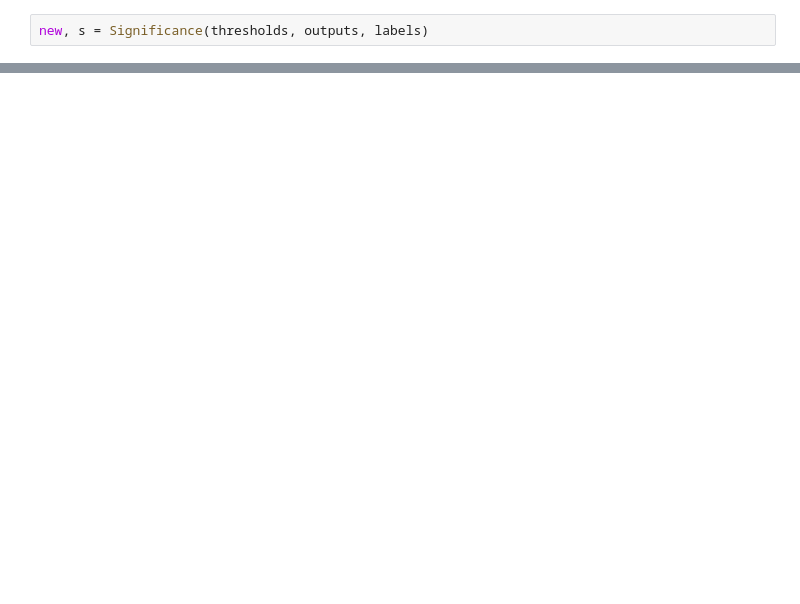
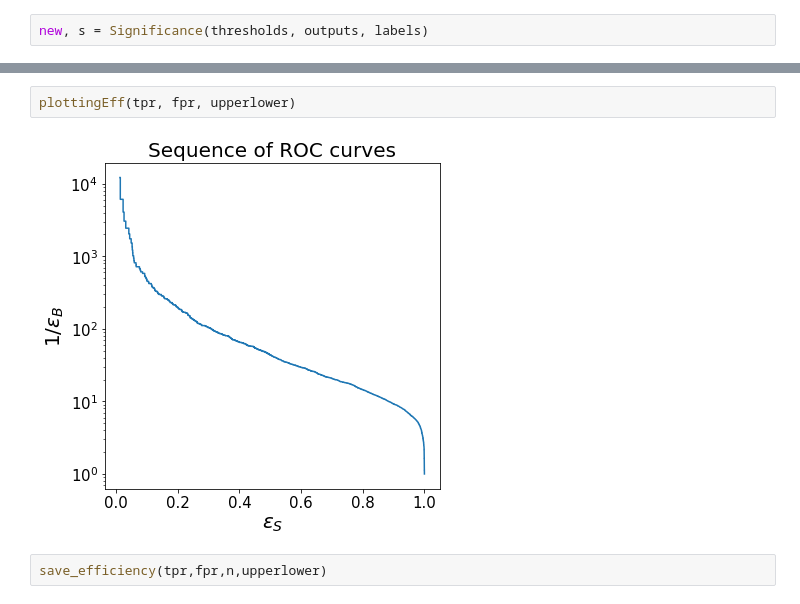
Before and after one commit to molamolabbb/SWGO, a Jupyter notebook: square/4-CNN/swgo_cnn.ipynb, the cells around one changed output, grey strips where cells are left out. Drawn from its saved outputs; the diff is of its cells as text; blank space fills up the shorter version.

```diff
--- a/square/4-CNN/swgo_cnn.ipynb
+++ b/square/4-CNN/swgo_cnn.ipynb
@@ -292,0 +313,6 @@ CnnOutputs(outputs, labels, n)
+# %%
+plottingEff(tpr, fpr, upperlower)
+# %% [output]
+[figure, added]
+# %%
+save_efficiency(tpr,fpr,n,upperlower)
```
Also changed, not shown: parts of 17 cells of this notebook.
